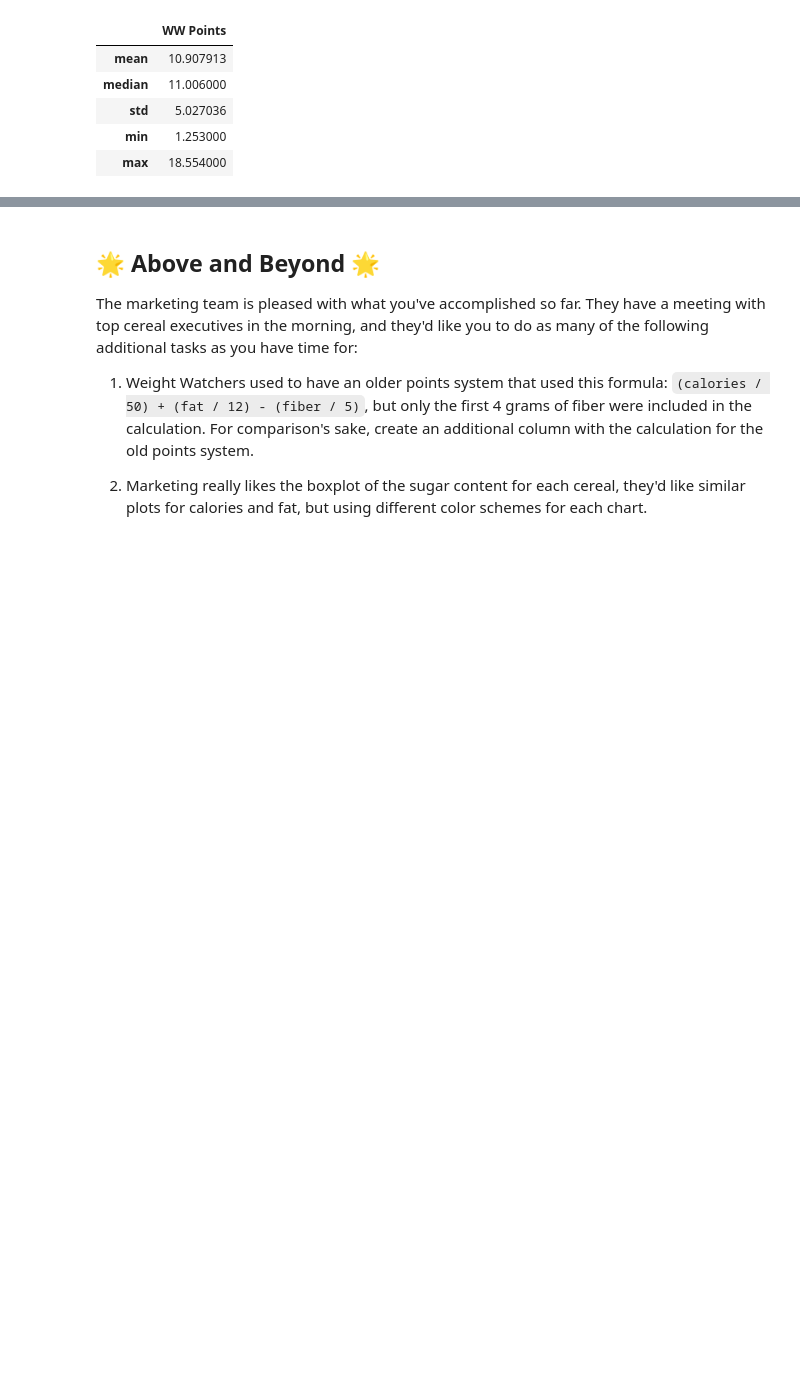
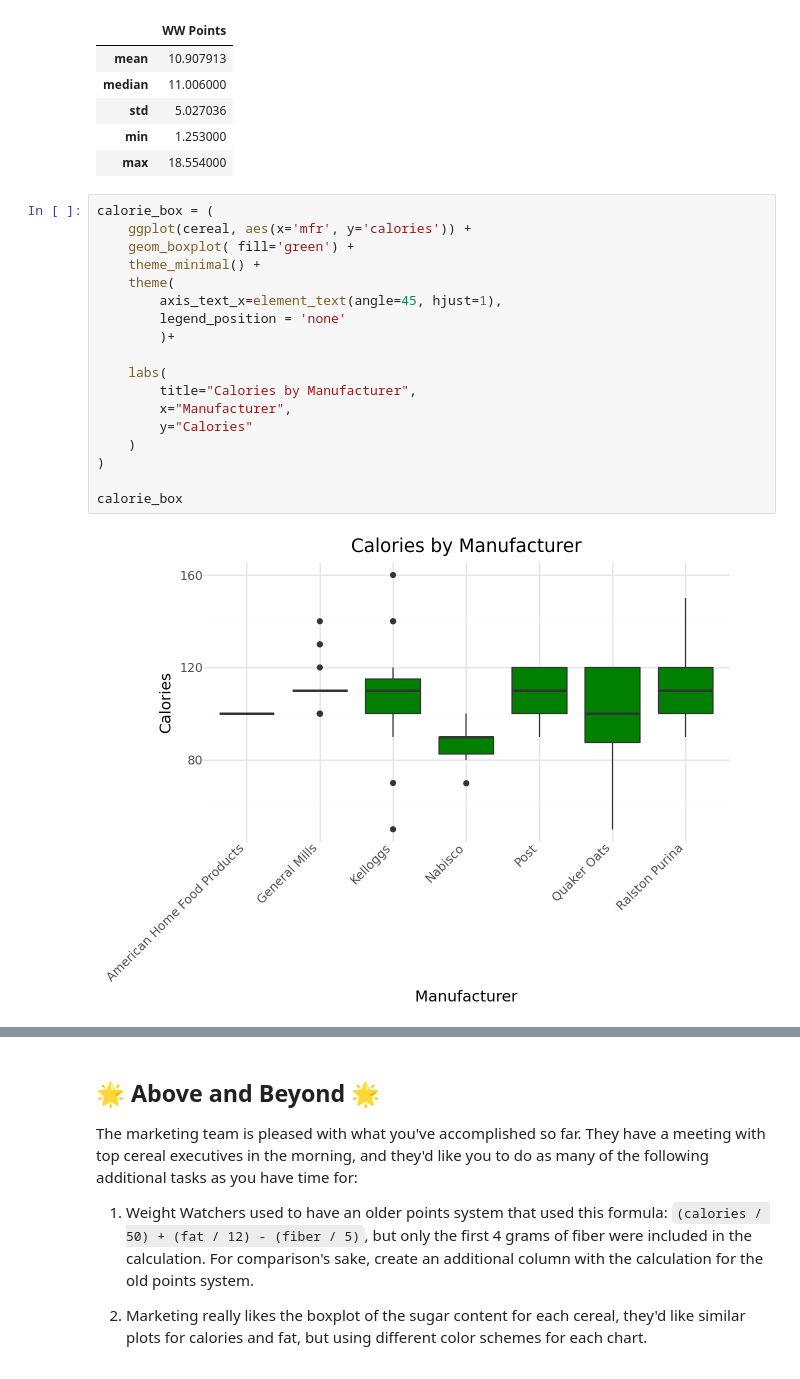
Before and after one commit to tuckertrostbyui/cs210-projects, a Jupyter notebook: notebooks/Exploration_02.ipynb, the cells around one changed output, grey strips where cells are left out. Cells and saved outputs as stored; diff of their text form; blank space fills up the shorter version.

```diff
--- a/notebooks/Exploration_02.ipynb
+++ b/notebooks/Exploration_02.ipynb
@@ -209,3 +210,23 @@ kelloggs.agg({
 | std | 5.027036 |
 | min | 1.253000 |
 | max | 18.554000 |
+# %%
+calorie_box = (
+    ggplot(cereal, aes(x='mfr', y='calories')) +
+    geom_boxplot( fill='green') +
+    theme_minimal() +
+    theme(
+        axis_text_x=element_text(angle=45, hjust=1),
+        legend_position = 'none'
+        )+
+
+    labs(
+        title="Calories by Manufacturer",
+        x="Manufacturer",
+        y="Calories"
+    )
+)
+
+calorie_box
+# %% [output]
+[figure, added]
```
Also changed, not shown: parts of 2 cells of this notebook.
